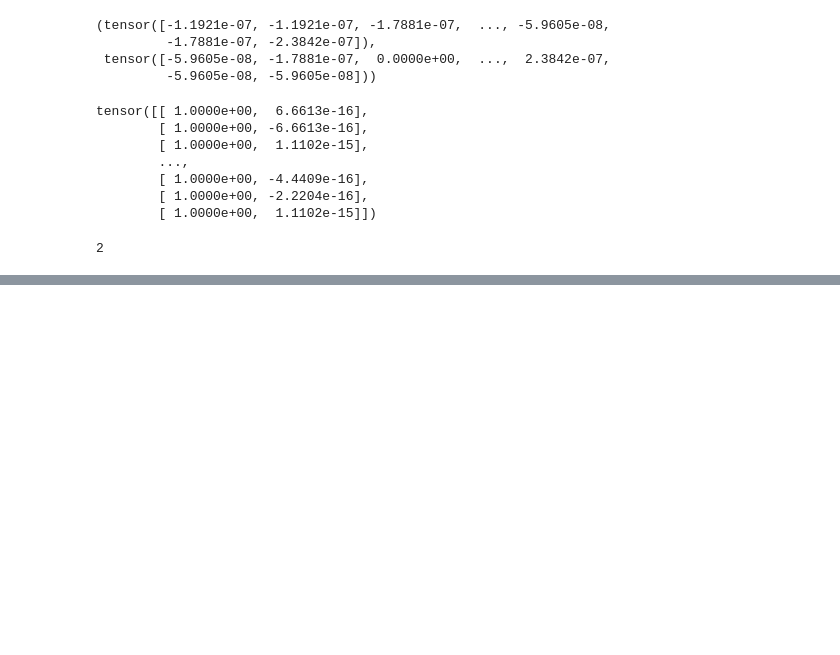
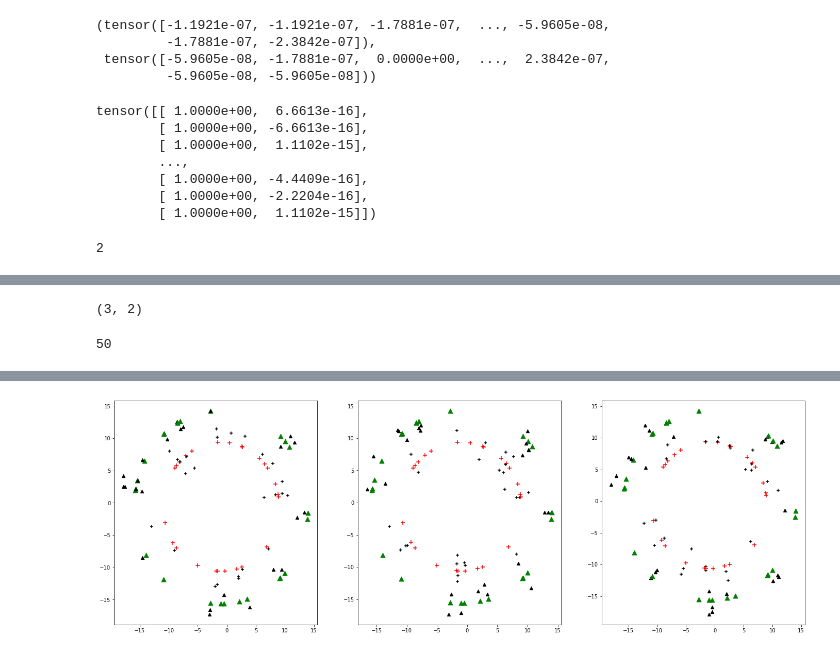
Before and after one commit to microsoft/distance-learner, a Jupyter notebook: notebooks/Playground.ipynb, the cells around one changed output, grey strips where cells are left out. Drawn from its saved outputs; the diff is of its cells as text; code cells hidden in the pictures; blank space fills up the shorter version.

```diff
--- a/notebooks/Playground.ipynb
+++ b/notebooks/Playground.ipynb
@@ -638,0 +689,58 @@ test_sphere.compute_points()
+# %%
+train_dl = DataLoader(train_set, batch_size=512, num_workers=8, shuffle=True)
+val_dl = DataLoader(val_set, batch_size=512, num_workers=8, shuffle=True)
+test_dl = DataLoader(test_set, batch_size=512, num_workers=8, shuffle=True)
+
+dataloaders = {
+    "train": train_dl,
+    "val": val_dl,
+    "test": test_dl
+}
+# %%
+train_set.S1.genattrs.pre_images_k.shape
+# %% [output]
+(3, 2)
+# %%
+train_set.S1.genattrs.N
+# %% [output]
+50
+# %%
+online = True
+num_epochs = 3
+colors = ["red", "green", "black"]
+markers = ["+", "^", "o"]
+sizes = [80., 80, 40]
+
+book = []
+
+fig, axs = plt.subplots(1, num_epochs, figsize=(24, 8))
+distances = None
+for epoch in tqdm(range(num_epochs)):
+
+    for phase in ["train", "val"]:
+
+        dl = dataloaders[phase]
+
+        if online and epoch > 0:
+            dl.dataset.resample_points(epoch + 10)
+
+        for (i, j) in enumerate(dl):
+
+            if i == 0 and phase == "train":
+                book.append(j)
+
+            points = j["normed_points"]
+            distances = j["normed_actual_distances"]
+            classes = j["classes"]
+            pre_classes = j["pre_classes"]
+
+
+            if phase == "train":
+                for idx in range(j["points"].shape[0]):
+                    axs[epoch].scatter(j["points"][idx, 0], j["points"][idx, 1], c=colors[j["classes"][idx]], marker=markers[j["pre_classes"][idx]], s=sizes[j["classes"][idx]])
+
+
+#         train_set.resample_points(epoch + 10)
+
+plt.show()
+# %% [output]
@@ -638,0 +764 @@ test_sphere.compute_points()
+[figure, added]
```
Also changed, not shown: parts of 27 cells of this notebook, 14 other files.
